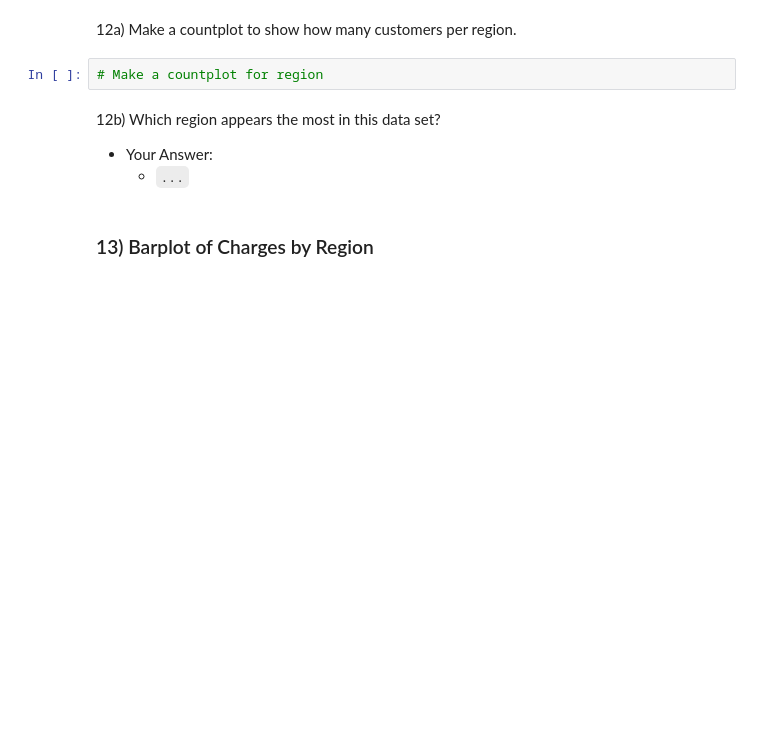
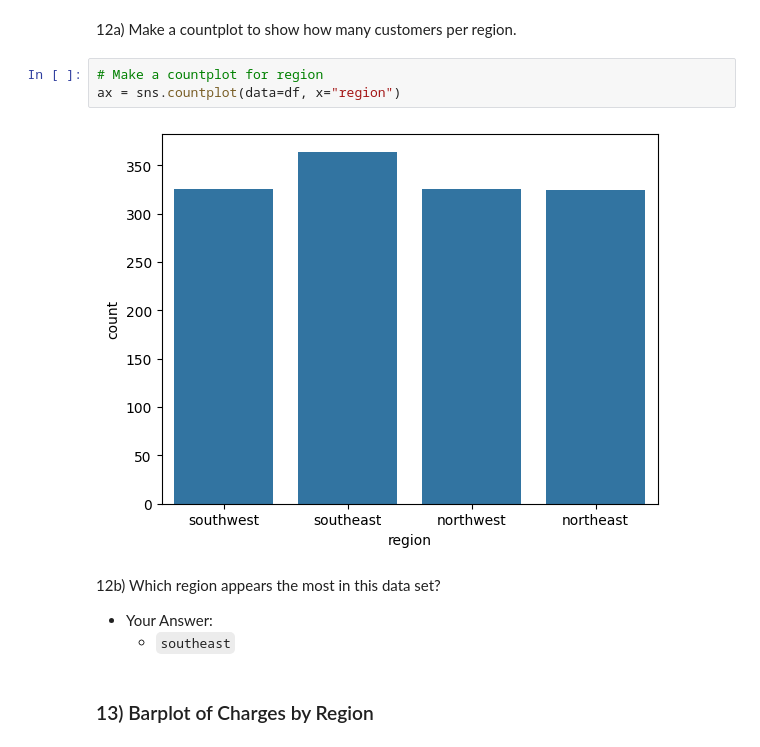
Before and after one commit to fadi-theodory/Prediction-of-Product-Sales, a Jupyter notebook: Data_Visualization_Core_Starter_Notebook.ipynb, the cells around one changed output. Saved outputs shown, nothing was run; the diff lists cells and outputs as text; blank space fills up the shorter version.

```diff
--- a/Data_Visualization_Core_Starter_Notebook.ipynb
+++ b/Data_Visualization_Core_Starter_Notebook.ipynb
@@ -244,11 +250,14 @@ ax = sns.lmplot(data=df, x="bmi", y="charges", hue ="smoker",line_kws=line_kws);
 12a) Make a countplot to show how many customers per region.
 # %%
 # Make a countplot for region
+ax = sns.countplot(data=df, x="region")
+# %% [output]
+[figure, added]
 # %% [markdown]
 12b) Which region appears the most in this data set?
 
 - Your Answer:
-  - `...`
+  - `southeast`
 # %% [markdown]
 ### 13\) Barplot of Charges by Region
 # %% [markdown]
```
Also changed, not shown: parts of 9 cells of this notebook.
